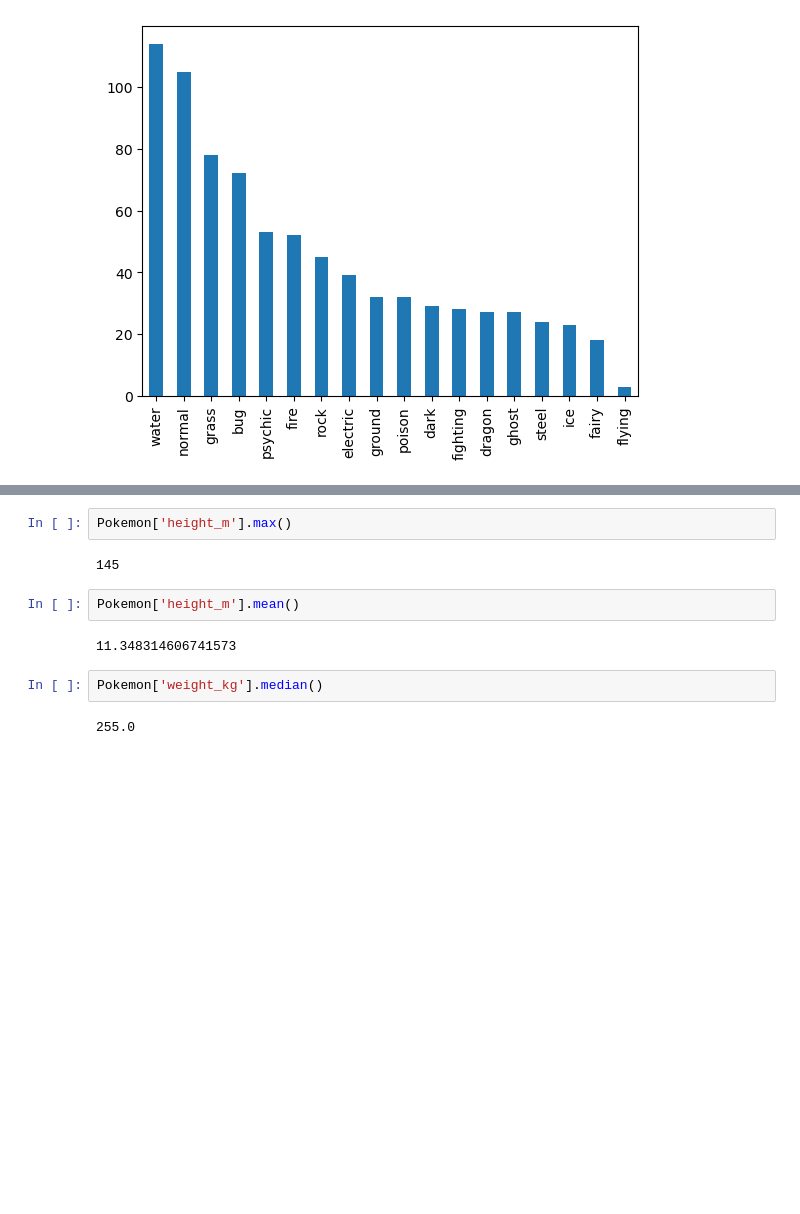
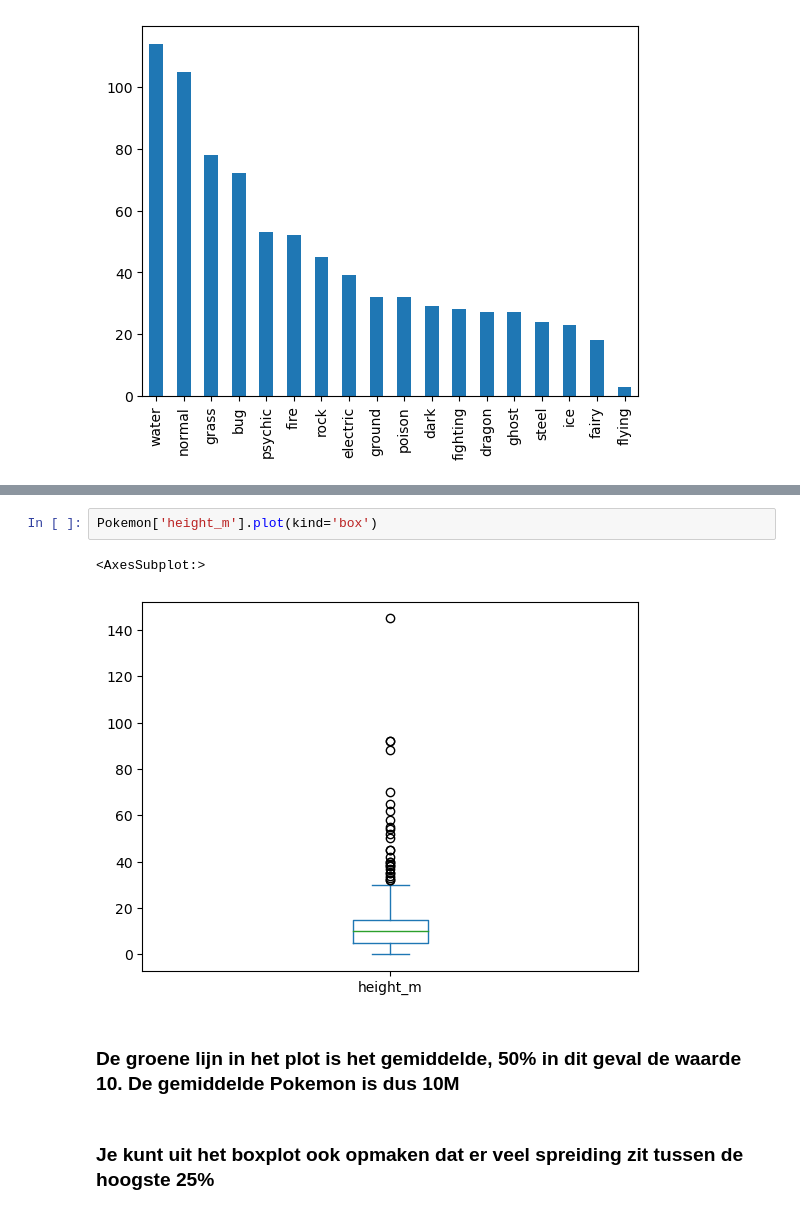
Before and after one commit to Sybrandbos2001/Data_Science_Assignments, a Jupyter notebook: Assignment_6/Assignment_6.ipynb, the cells around one changed output, grey strips where cells are left out. Drawn from its saved outputs; the diff is of its cells as text; blank space fills up the shorter version.

```diff
--- a/Assignment_6/Assignment_6.ipynb
+++ b/Assignment_6/Assignment_6.ipynb
@@ -74,12 +82,9 @@ Pokemon['height_m'].min()
-# %%
-Pokemon['height_m'].max()
-# %% [output]
-145
-# %%
-Pokemon['height_m'].mean()
-# %% [output]
-11.348314606741573
-# %%
-Pokemon['weight_kg'].median()
-# %% [output]
-255.0
+# %%
+Pokemon['height_m'].plot(kind='box')
+# %% [output]
+<AxesSubplot:>
+[figure, added]
+# %% [markdown]
+### De groene lijn in het plot is het gemiddelde, 50% in dit geval de waarde 10. De gemiddelde Pokemon is dus 10M
+# %% [markdown]
+### Je kunt uit het boxplot ook opmaken dat er veel spreiding zit tussen de hoogste 25%
```
Also changed, not shown: parts of 6 cells of this notebook, 33 other files.
